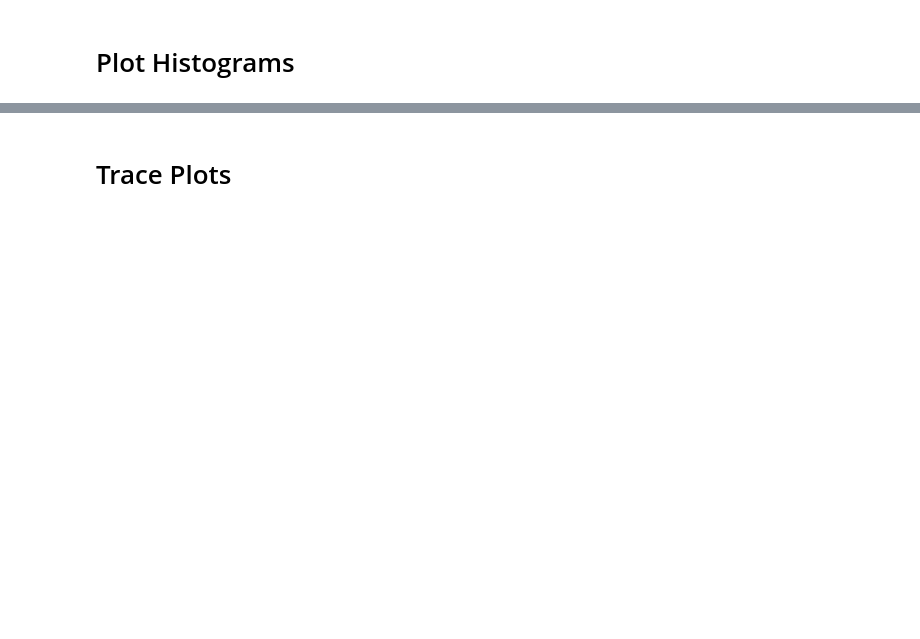
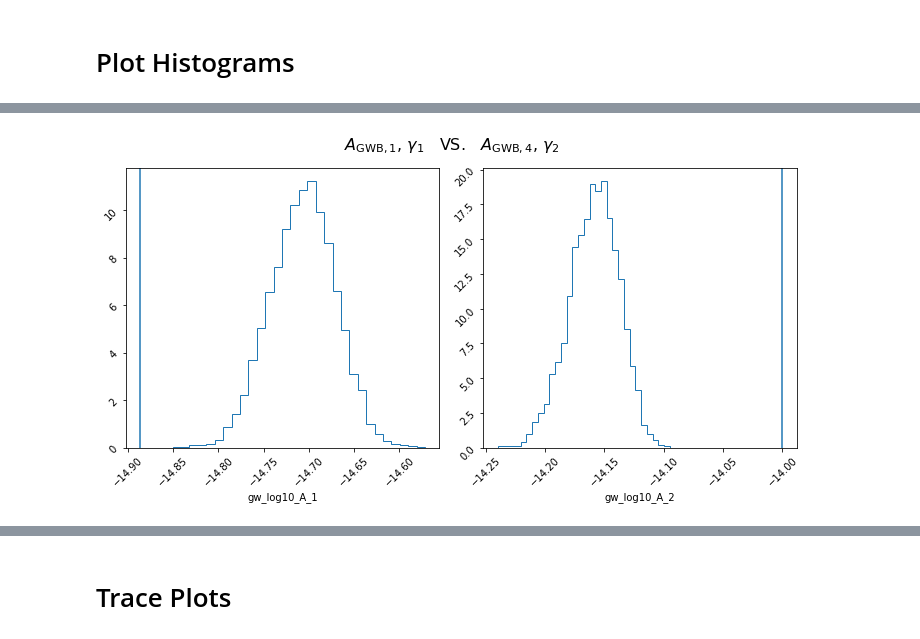
Before and after one commit to LBJ-Wade/NANOGrav, a Jupyter notebook: BackgroundInjections/Plotzv2.ipynb, the cells around one changed output, grey strips where cells are left out. Cells and saved outputs as stored; diff of their text form; code cells hidden in the pictures; blank space fills up the shorter version.

```diff
--- a/BackgroundInjections/Plotzv2.ipynb
+++ b/BackgroundInjections/Plotzv2.ipynb
@@ -42,3 +55,7 @@ burn_run_3 = int(0.25 * chain_run_3.shape[0])
 #Load chains for run 4
 chain_run_4 = pd.read_csv(run_4_dir + '/chain_1.txt', sep='\t', dtype=float, header=None).values
 burn_run_4 = int(0.25 * chain_run_4.shape[0])
+# %%
+#Load chains for run 5
+chain_run_5 = pd.read_csv(run_5_dir + '/chain_1.txt', sep='\t', dtype=float, header=None).values
+burn_run_5 = int(0.25 * chain_run_5.shape[0])
@@ -64,3 +85,8 @@ with open(run_3_dir + '/parameters.json') as pf:
 with open(run_4_dir + '/parameters.json') as pf:
     param_dict_run_4 = json.load(pf)
     pf.close()
+# %%
+#Load param files to iterate through pulsars in pta
+with open(run_5_dir + '/parameters.json') as pf:
+    param_dict_run_5 = json.load(pf)
+    pf.close()
@@ -167,10 +204,12 @@ def draw_histograms(data, labels, indices,figsize=(10,5),n_cols=2,truths=None,ti
     fig.tight_layout()
     plt.show()
 # %%
-indices_1 = [len(param_dict_run_1)-2, len(param_dict_run_1)-1]
-indices_2 = [len(param_dict_run_2)-2, len(param_dict_run_2)-1]
-indices_3 = [len(param_dict_run_3)-1]
+#indices_1 = [len(param_dict_run_1)-2, len(param_dict_run_1)-1]
+#indices_2 = [len(param_dict_run_2)-2, len(param_dict_run_2)-1]
+#indices_3 = [len(param_dict_run_3)-1]
 indices_4 = [len(param_dict_run_4)-1]
+indices_5 = [len(param_dict_run_5)-2, len(param_dict_run_5)-1]
+indices_6 = [len(param_dict_run_6)-2, len(param_dict_run_6)-1]
 # %%
 title_1 = r'$A_{\rm GWB,1}$, $\gamma_{1}$   VS.   $A_{\rm GWB,2}$, $\gamma_{2}$'
 draw_histograms(chain_run_1[burn_run_1:],param_dict_run_1,indices_1,truths=truths_1,title=title_1)
@@ -193,0 +231,5 @@ draw_histograms(chain_run_4[burn_run_4:],param_dict_run_4,indices_4,n_cols=1,tru
+# %%
+title_5 = r'$A_{\rm GWB,1}$, $\gamma_{1}$   VS.   $A_{\rm GWB,4}$, $\gamma_{2}$'
+draw_histograms(chain_run_5[burn_run_5:],param_dict_run_5,indices_5,truths=truths_5,title=title_5)
+# %% [output]
+[figure, added]
```
Also changed, not shown: parts of 27 cells of this notebook, 5 other files.
